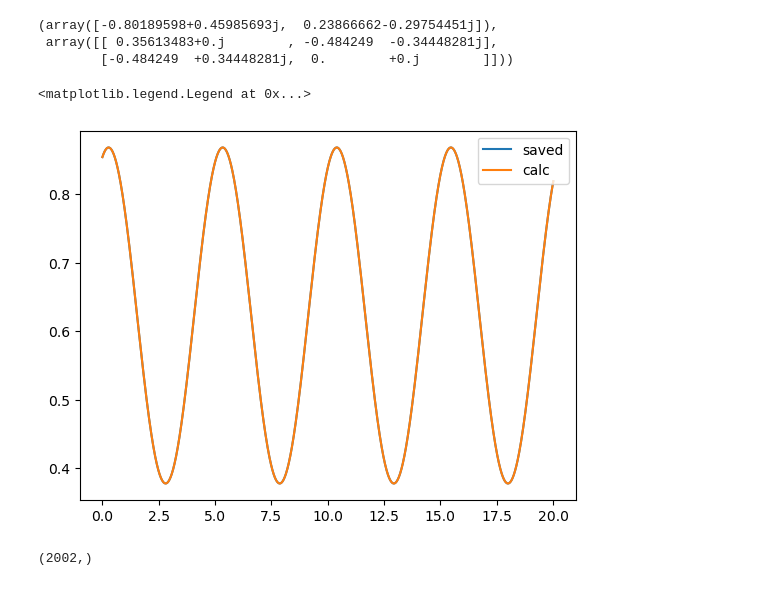
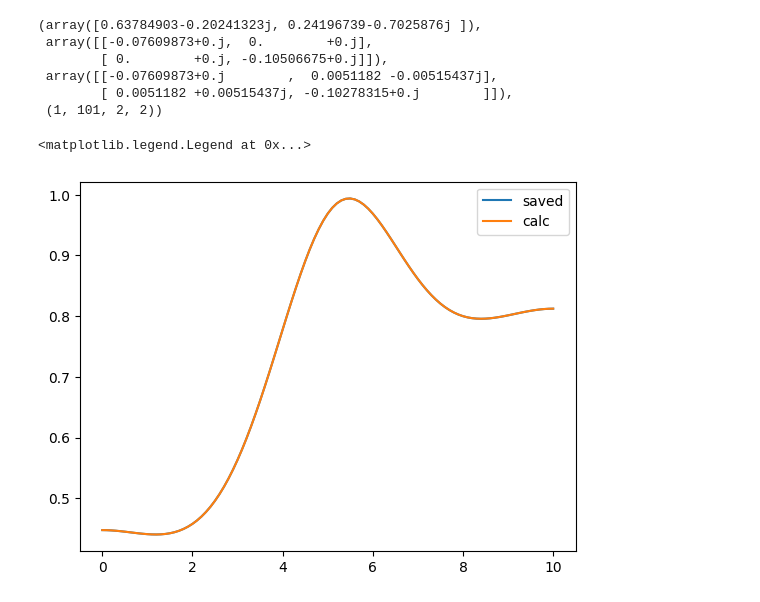
Before and after one commit to eliweissler/CSCI_5576_HW, a Jupyter notebook: final_project/test.ipynb, the cells around one changed output. Drawn from its saved outputs; the diff is of its cells as text; code cells hidden in the pictures.

```diff
--- a/final_project/test.ipynb
+++ b/final_project/test.ipynb
@@ -10,0 +7,6 @@ from data_gen import read_data
+# %%
+t_end = 20
+dt = 0.01
+tlist = np.arange(0, t_end+dt, dt)
+plt.plot(tlist, random_func(tlist, 5)(tlist))
+plt.plot(tlist, gaussian_envelope(tlist, tlist[-1]))
@@ -13,25 +18,29 @@ i = 2
 states, H = read_data("data.hdf5", 2, "train", i, i+1)
 H0 = H[0,0]
 psi0 = states[0,0]
-psi0, H0
+psi0, H0, H[0, 9], H.shape
 # %% [output]
-(array([-0.80189598+0.45985693j,  0.23866662-0.29754451j]),
- array([[ 0.35613483+0.j        , -0.484249  -0.34448281j],
-        [-0.484249  +0.34448281j,  0.        +0.j        ]]))
+(array([0.63784903-0.20241323j, 0.24196739-0.7025876j ]),
+ array([[-0.07609873+0.j,  0.        +0.j],
+        [ 0.        +0.j, -0.10506675+0.j]]),
+ array([[-0.07609873+0.j        ,  0.0051182 -0.00515437j],
+        [ 0.0051182 +0.00515437j, -0.10278315+0.j        ]]),
+ (1, 101, 2, 2))
+# %%
+import scipy as sp
+def Ham(t, tlist):
+    tdiff = np.abs(t-tlist)
+    return qt.Qobj(H[0, min(np.argmin(tdiff), H.shape[1]-1)])
 # %%
 prob0 = np.abs(states[0,:,0])**2
-t_end=20
-dt = 0.01
+t_end=10
+dt = 0.1
 t_list = np.arange(0, t_end+dt, dt)
-states_calc = qt.sesolve(qt.Qobj(H0), qt.Qobj(psi0), tlist=np.arange(0, t_end+dt, dt))
+states_calc = qt.sesolve(lambda t, args: Ham(t, t_list), qt.Qobj(psi0), tlist=np.arange(0, t_end+dt, dt))
 prob0_calc = [np.abs(s[0][0][0])**2 for s in states_calc.states]
 plt.plot(t_list, prob0, label="saved")
 plt.plot(t_list, prob0_calc, label="calc")
 plt.legend()
 # %% [output]
 <matplotlib.legend.Legend at 0x...>
-[figure, old version]
+[figure, new version]
-# %%
-t_list.shape
-# %% [output]
-(2002,)
```
Also changed, not shown: parts of 3 cells of this notebook, 3 other files.
